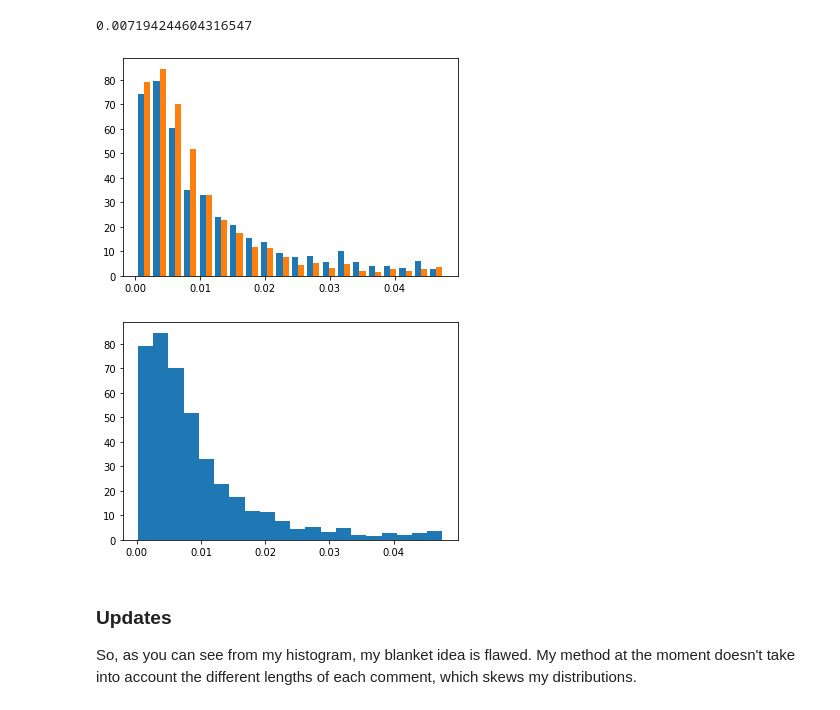
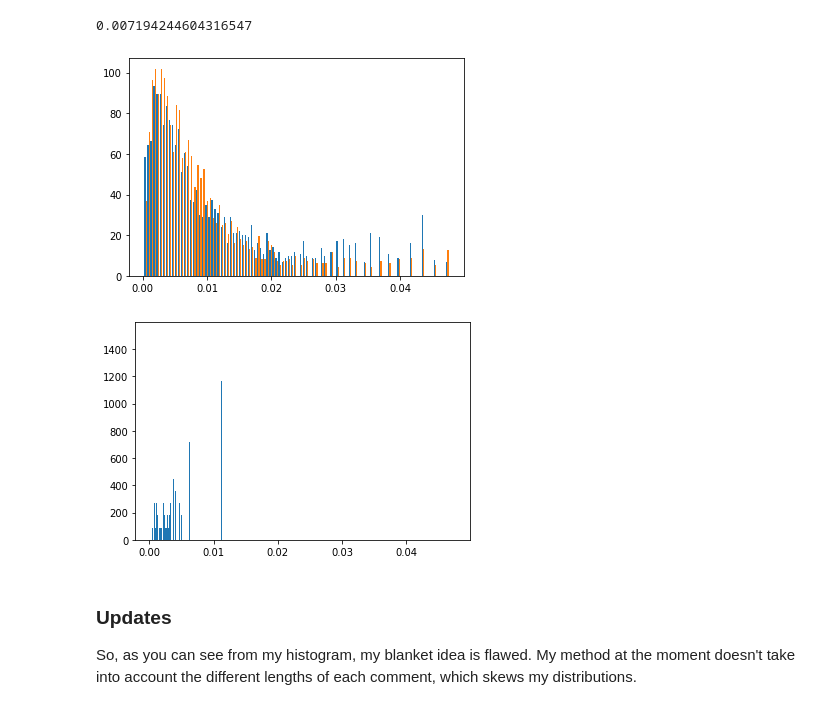
Before and after one commit to rayyungdev/toxicitykaggle, a Jupyter notebook: toxiccomments.ipynb, the cells around one changed output. Saved outputs shown, nothing was run; the diff lists cells and outputs as text; code cells hidden in the pictures.

Commit message:
updated histogram

```diff
--- a/toxiccomments.ipynb
+++ b/toxiccomments.ipynb
@@ -491,16 +491,16 @@ np.median(ttable)
 0.007194244604316547
 # %%
 import matplotlib.pyplot as plt
-plt.hist([ttable, nttable],density = True, bins = 20);
+plt.hist([ttable, nttable],density = True, bins = 100);
 # %% [output]
-[figure, old version]
+[figure, new version]
 # %%
-plt.hist(nttable,density = True, bins = 20);
+plt.hist(nttable,density = True, bins = 10000);
 # %% [output]
-[figure, old version]
+[figure, new version]
 # %%
 tfreq, tbin = np.histogram(ttable, bins = 20, range = [0,1])
 ntfreq, ntbin = np.histogram(nttable, bins = 20, range = [0,1])
-# %% [markdown]
-### Updates
-So, as you can see from my histogram, my blanket idea is flawed. My method at the moment doesn't take into account the different lengths of each comment, which skews my distributions.
+# %% [markdown]
+### Updates
+So, as you can see from my histogram, my blanket idea is flawed. My method at the moment doesn't take into account the different lengths of each comment, which skews my distributions.
```
